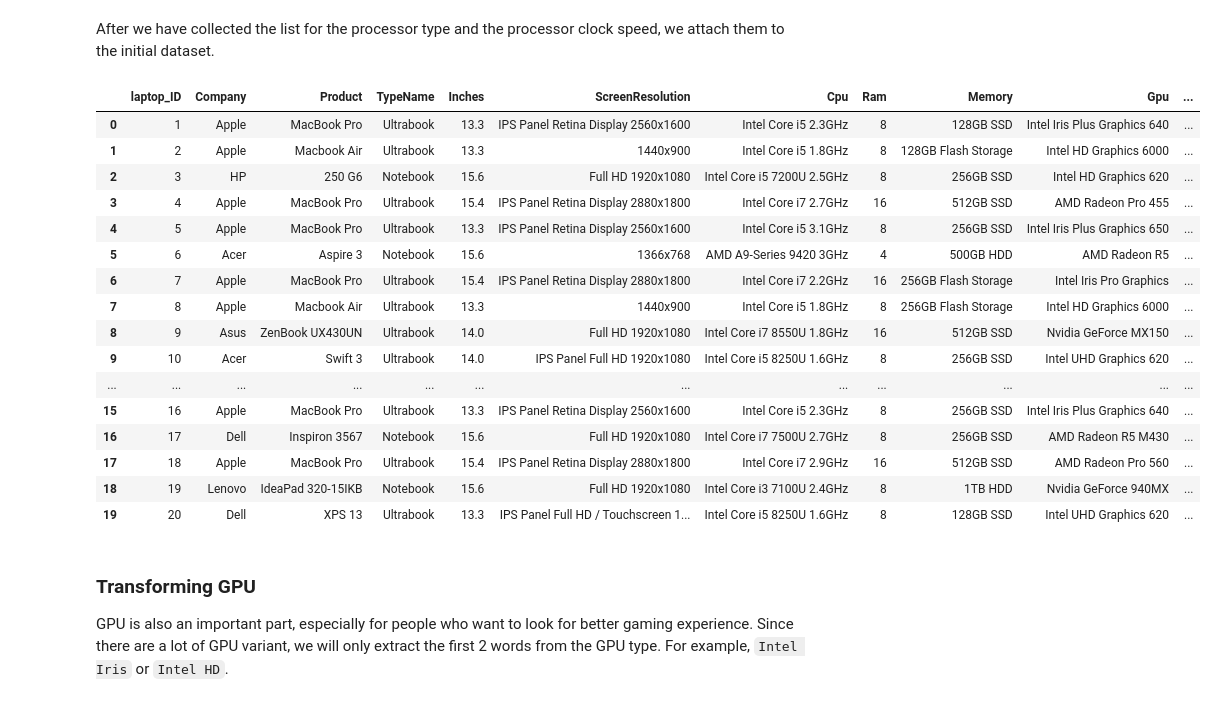
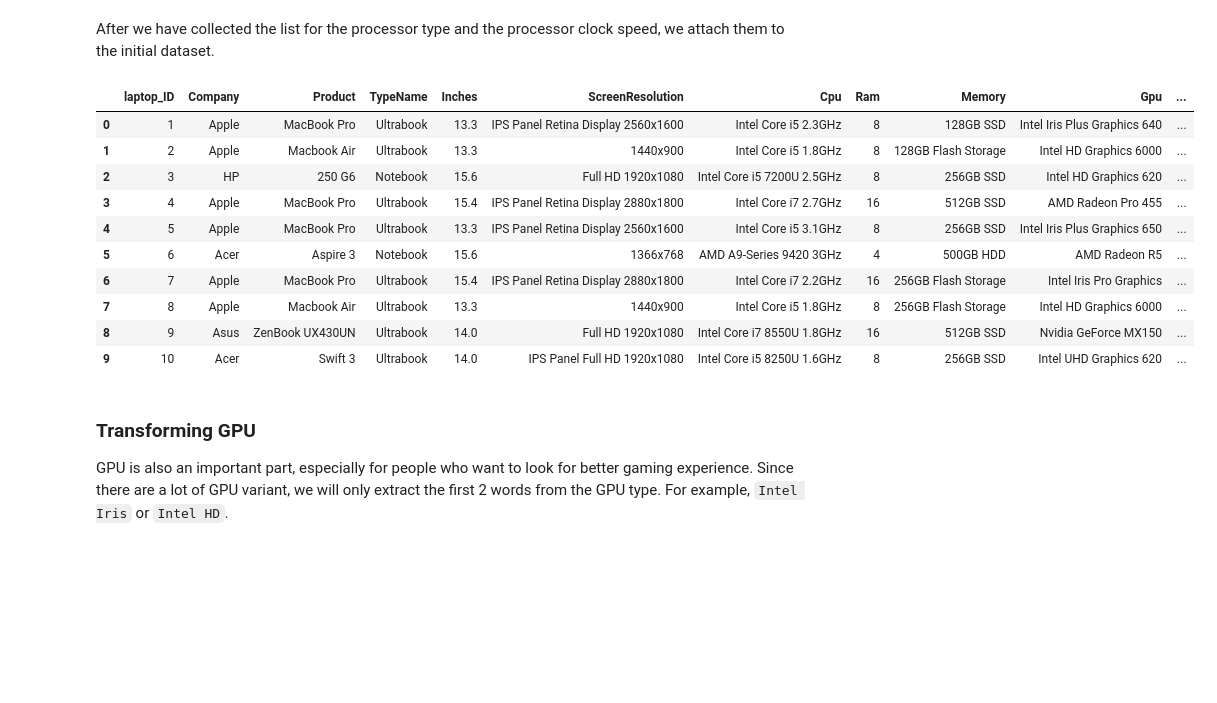
Before and after one commit to Argaadya/python_ml, a Jupyter notebook: Linear_Model/laptop_price.ipynb, the cells around one changed output. Saved outputs shown, nothing was run; the diff lists cells and outputs as text; code cells hidden in the pictures; blank space fills up the shorter version.

```diff
--- a/Linear_Model/laptop_price.ipynb
+++ b/Linear_Model/laptop_price.ipynb
@@ -301,26 +318,20 @@ After we have collected the list for the processor type and the processor clock
 # %%
 laptop['cpu_type'] = laptop_cpu
 laptop['cpu_clock'] = laptop_cpu_clock
 
-laptop.head(20)
+laptop.head(10)
 # %% [output]
 |  | laptop_ID | Company | Product | TypeName | Inches | ScreenResolution | Cpu | Ram | Memory | Gpu | ... |
 | 0 | 1 | Apple | MacBook Pro | Ultrabook | 13.3 | IPS Panel Retina Display 2560x1600 | Intel Core i5 2.3GHz | 8 | 128GB SSD | Intel Iris Plus Graphics 640 | ... |
 | 1 | 2 | Apple | Macbook Air | Ultrabook | 13.3 | 1440x900 | Intel Core i5 1.8GHz | 8 | 128GB Flash Storage | Intel HD Graphics 6000 | ... |
 | 2 | 3 | HP | 250 G6 | Notebook | 15.6 | Full HD 1920x1080 | Intel Core i5 7200U 2.5GHz | 8 | 256GB SSD | Intel HD Graphics 620 | ... |
 | 3 | 4 | Apple | MacBook Pro | Ultrabook | 15.4 | IPS Panel Retina Display 2880x1800 | Intel Core i7 2.7GHz | 16 | 512GB SSD | AMD Radeon Pro 455 | ... |
 | 4 | 5 | Apple | MacBook Pro | Ultrabook | 13.3 | IPS Panel Retina Display 2560x1600 | Intel Core i5 3.1GHz | 8 | 256GB SSD | Intel Iris Plus Graphics 650 | ... |
 | 5 | 6 | Acer | Aspire 3 | Notebook | 15.6 | 1366x768 | AMD A9-Series 9420 3GHz | 4 | 500GB HDD | AMD Radeon R5 | ... |
 | 6 | 7 | Apple | MacBook Pro | Ultrabook | 15.4 | IPS Panel Retina Display 2880x1800 | Intel Core i7 2.2GHz | 16 | 256GB Flash Storage | Intel Iris Pro Graphics | ... |
 | 7 | 8 | Apple | Macbook Air | Ultrabook | 13.3 | 1440x900 | Intel Core i5 1.8GHz | 8 | 256GB Flash Storage | Intel HD Graphics 6000 | ... |
 | 8 | 9 | Asus | ZenBook UX430UN | Ultrabook | 14.0 | Full HD 1920x1080 | Intel Core i7 8550U 1.8GHz | 16 | 512GB SSD | Nvidia GeForce MX150 | ... |
 | 9 | 10 | Acer | Swift 3 | Ultrabook | 14.0 | IPS Panel Full HD 1920x1080 | Intel Core i5 8250U 1.6GHz | 8 | 256GB SSD | Intel UHD Graphics 620 | ... |
-| ... | ... | ... | ... | ... | ... | ... | ... | ... | ... | ... | ... |
-| 15 | 16 | Apple | MacBook Pro | Ultrabook | 13.3 | IPS Panel Retina Display 2560x1600 | Intel Core i5 2.3GHz | 8 | 256GB SSD | Intel Iris Plus Graphics 640 | ... |
-| 16 | 17 | Dell | Inspiron 3567 | Notebook | 15.6 | Full HD 1920x1080 | Intel Core i7 7500U 2.7GHz | 8 | 256GB SSD | AMD Radeon R5 M430 | ... |
-| 17 | 18 | Apple | MacBook Pro | Ultrabook | 15.4 | IPS Panel Retina Display 2880x1800 | Intel Core i7 2.9GHz | 16 | 512GB SSD | AMD Radeon Pro 560 | ... |
-| 18 | 19 | Lenovo | IdeaPad 320-15IKB | Notebook | 15.6 | Full HD 1920x1080 | Intel Core i3 7100U 2.4GHz | 8 | 1TB HDD | Nvidia GeForce 940MX | ... |
-| 19 | 20 | Dell | XPS 13 | Ultrabook | 13.3 | IPS Panel Full HD / Touchscreen 1... | Intel Core i5 8250U 1.6GHz | 8 | 128GB SSD | Intel UHD Graphics 620 | ... |
 # %% [markdown]
 ### Transforming GPU
 
```
Also changed, not shown: parts of 43 cells of this notebook, 3 other files.
